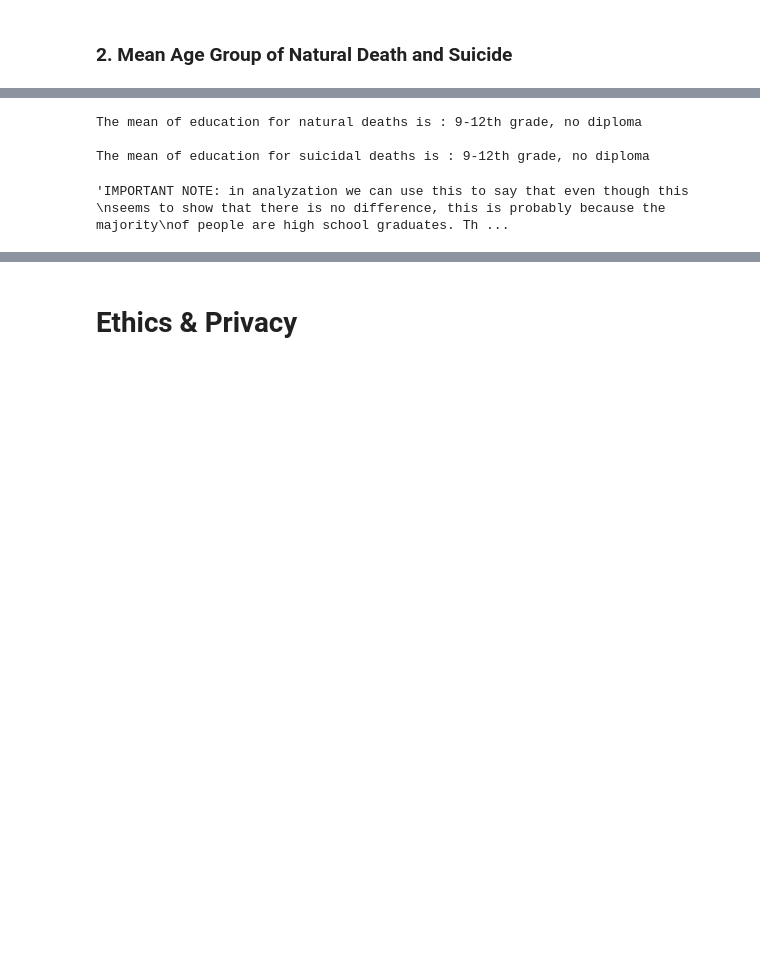
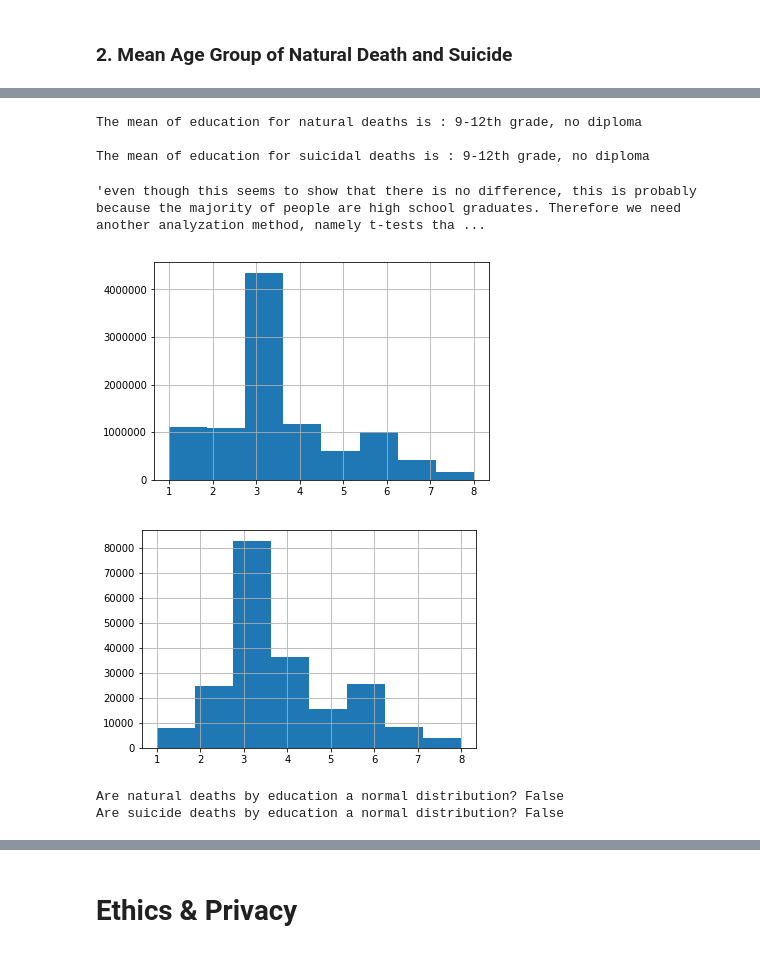
Before and after one commit to WeilunY/COGS108_Project, a Jupyter notebook: FinalProject.ipynb, the cells around one changed output, grey strips where cells are left out. Drawn from its saved outputs; the diff is of its cells as text; code cells hidden in the pictures; blank space fills up the shorter version.

```diff
--- a/FinalProject.ipynb
+++ b/FinalProject.ipynb
@@ -917,27 +955,58 @@ for key,value in sEduDict.items():
 print('The mean of education for suicidal deaths is : ' + sMeanEdu)
 
 
-"""IMPORTANT NOTE: in analyzation we can use this to say that even though this
-seems to show that there is no difference, this is probably because the majority
-of people are high school graduates. Therefore we need another analyzation method,
-which we will do later (I was thinking of calculating the mean of differences in ratio
-for natural deaths vs suicidal deaths for people who have education above 8th grade.
-Then we calculate the distribution/etc. similar to HW4 and see if the difference is
-significant or not. In addition we can then do something similar to the analyzation
-in homework A4, where we split by gender <aka is the difference in suicidal education
-data due to gender>
-
-I think this is probably the best we can do given the time we have. Also, note that
-these are some of the questions in the final project assignment, which we should
-probably do also:
-
-What distributions?
-Outliers?
-Relationship between variables?  (This kind of overlaps with what I described above
-so yeah... we can be flexible on how to answer these questions)
-)"""
+"""even though this seems to show that there is no difference, \
+this is probably because the majority of people are high school graduates. \
+Therefore we need another analyzation method, namely t-tests that we use a few cells later."""
 # %% [output]
 The mean of education for natural deaths is : 9-12th grade, no diploma
 
 The mean of education for suicidal deaths is : 9-12th grade, no diploma
-'IMPORTANT NOTE: in analyzation we can use this to say that even though this \nseems to show that there is no difference, this is probably because the majority\nof people are high school graduates. Th ...
+'even though this seems to show that there is no difference, this is probably because the majority of people are high school graduates. Therefore we need another analyzation method, namely t-tests tha ...
+# %%
+# Analyzation of distributions
+# Cleaning up data so that we can get values from it to test distributions
+
+#invert the education dictionary key:value and change string to number
+edu_inv_map = dict((v, int(k)) for k, v in edu_dict.items())
+edu_inv_map.pop('Unknown', None)
+
+#get natural deaths by education and drop unknown
+NED = cdf[cdf['Cause'] == 'Natural']
+NED = NED[NED['Education'] != 'Unknown']
+#change the desciptions to numbers 1-9
+NEN = NED['Education'].map(edu_inv_map)
+#reset index from 0
+NEN = NEN.reset_index(drop=True)
+
+#get suicide deaths by education
+SED = cdf[cdf['Cause'] == 'Suicide']
+SED = SED[SED['Education'] != 'Unknown']
+#change the desciptions to numbers 1-9
+SEN = SED['Education'].map(edu_inv_map)
+#reset index from 0
+SEN = SEN.reset_index(drop=True)
+
+#showing histogram of Natural deaths by education
+NEN.hist(bins=8)
+plt.show()
+#showing histogram of Suicide deaths by education
+SEN.hist(bins=8)
+plt.show()
+# %% [output]
+[figure, added]
+[figure, added]
+# %%
+#test if the data is normal distribution or not
+NDNE = NEN.values
+NDSE = SEN.values
+st_ne,p_ne = normaltest(NDNE)
+st_se,p_se = normaltest(NDSE)
+is_n_ne = False if (p_ne<0.01) else True
+is_n_se = False if (p_se<0.01) else True
+print('Are natural deaths by education a normal distribution? ' + str(is_n_ne))
+print('Are suicide deaths by education a normal distribution? ' + str(is_n_se))
+#even though it kind of looks like a normal distribution, it is not
+# %% [output]
+Are natural deaths by education a normal distribution? False
+Are suicide deaths by education a normal distribution? False
```
Also changed, not shown: parts of 12 cells of this notebook, 1 other file.
